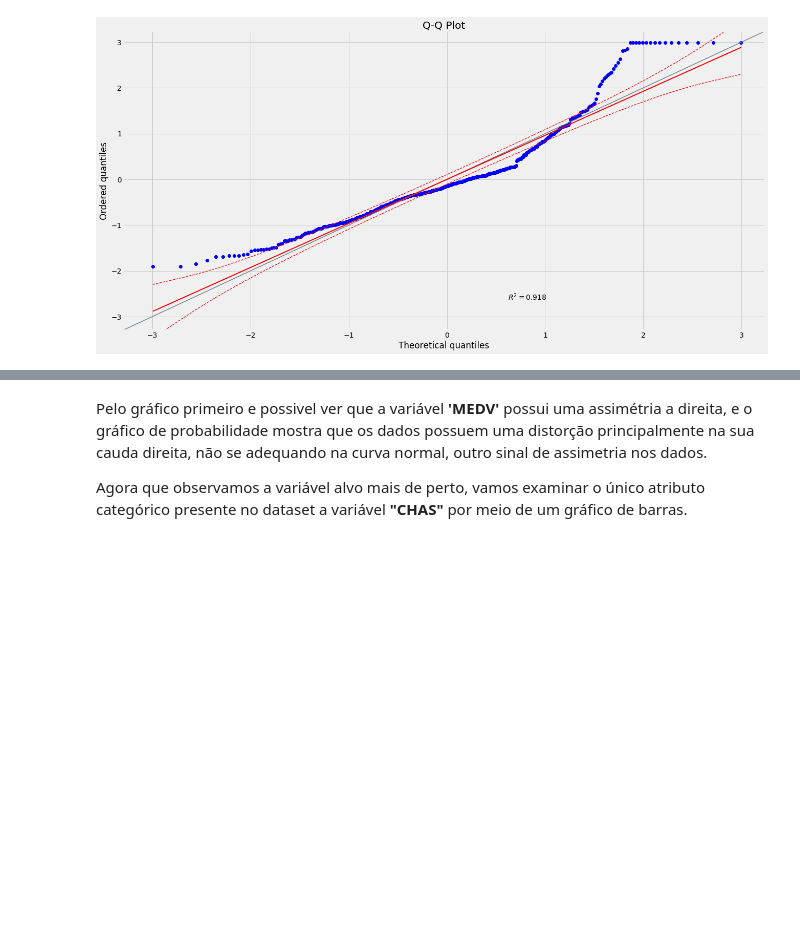
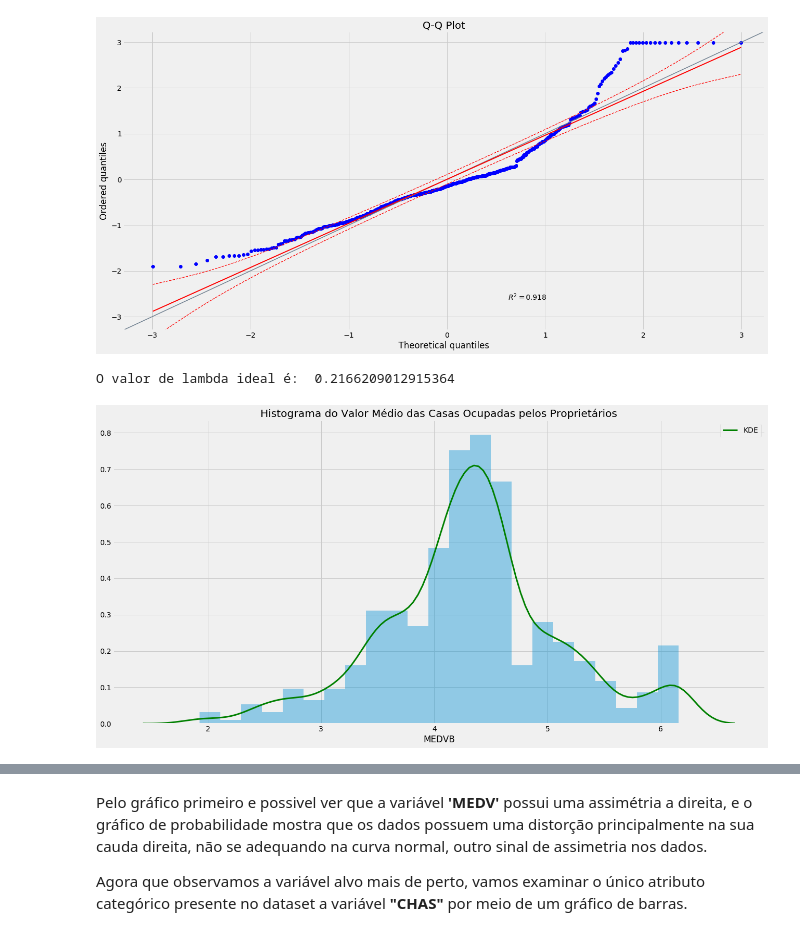
Before and after one commit to bobcastaldeli/LASSO-Regression, a Jupyter notebook: LassoRegression.ipynb, the cells around one changed output, grey strips where cells are left out. Cells and saved outputs as stored; diff of their text form; code cells hidden in the pictures; blank space fills up the shorter version.

```diff
--- a/LassoRegression.ipynb
+++ b/LassoRegression.ipynb
@@ -109,3 +109,20 @@ pg.qqplot(df['MEDV'],
 plt.show()
 # %% [output]
 [figure]
+# %%
+# Aplicando boxcox na variável MEDV
+df['MEDVB'], lam_value = stats.boxcox(df['MEDV'])
+print('O valor de lambda ideal é: ', lam_value)
+# %% [output]
+O valor de lambda ideal é:  0.2166209012915364
+# %%
+# Histograma e density plot para a variável 'MEDV'
+sns.distplot(df['MEDVB'],
+             hist=True,
+             kde_kws={'color':'g', 'lw':3, 'label':'KDE'})
+
+# Plota o histograma
+plt.title('Histograma do Valor Médio das Casas Ocupadas pelos Proprietários')
+plt.show()
+# %% [output]
+[figure, added]
```
Also changed, not shown: parts of 6 cells of this notebook.
